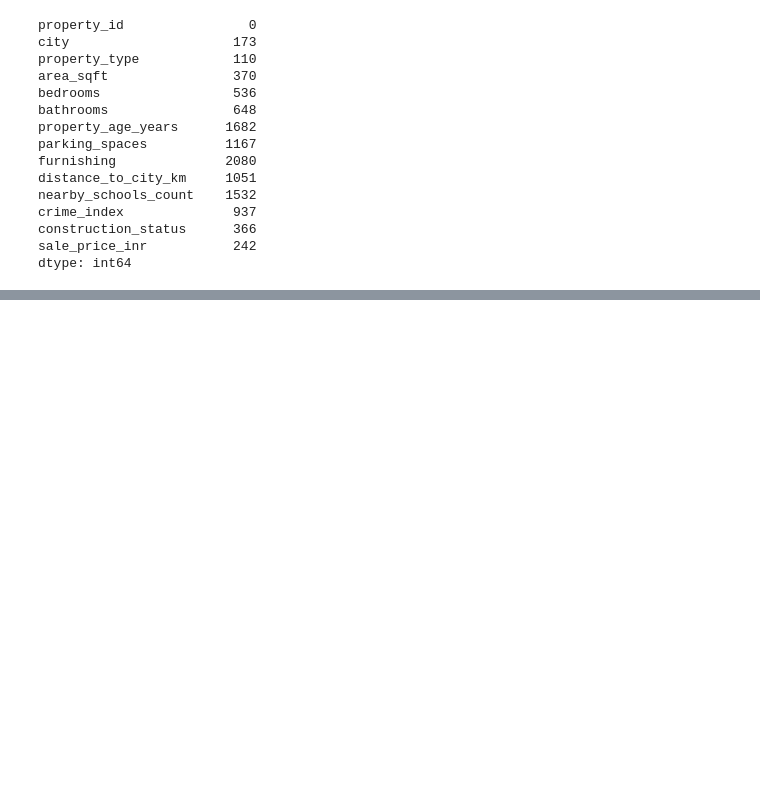
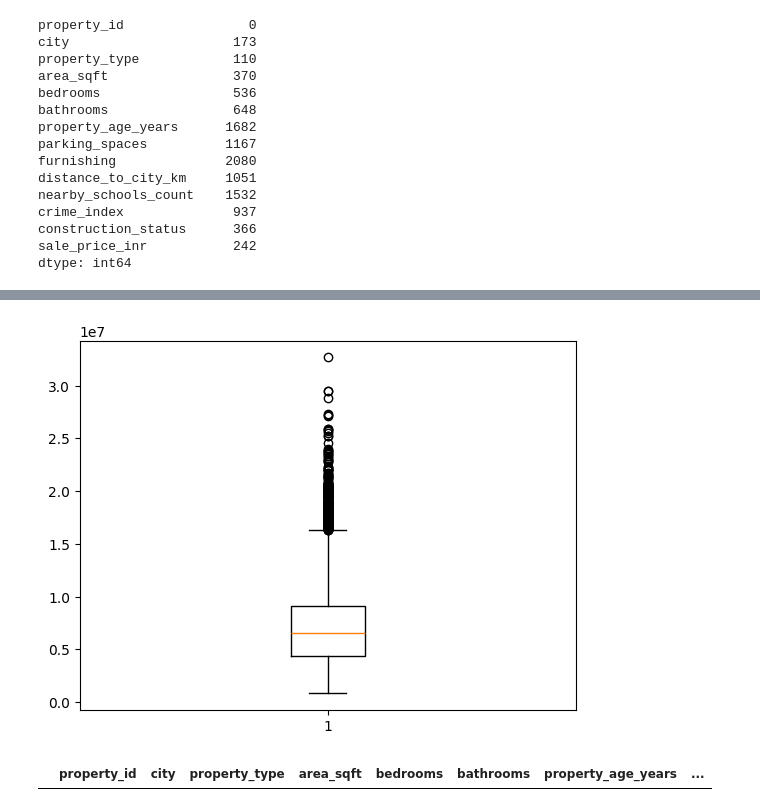
Before and after one commit to roshan-pardeshi/machine-learning, a Jupyter notebook: machine learning/Untitled5.ipynb, the cells around one changed output, grey strips where cells are left out. Drawn from its saved outputs; the diff is of its cells as text; code cells hidden in the pictures; blank space fills up the shorter version.

```diff
--- a/machine learning/Untitled5.ipynb
+++ b/machine learning/Untitled5.ipynb
@@ -151,0 +225,21 @@ dtype: int64
+# %%
+plt.boxplot(df["sale_price_inr"])
+plt.show()
+# %% [output]
+[figure, added]
+# %%
+q1 = df["sale_price_inr"].quantile(0.25)
+q3 = df["sale_price_inr"].quantile(0.75)
+
+iqr = q3-q1
+
+low = q1-1.5*(iqr)
+high = q3+1.5*(iqr)
+
+df[(df["sale_price_inr"]<low)|(df["sale_price_inr"]>high)].shape
+
+
+df.drop(df[(df["sale_price_inr"]<low)|(df["sale_price_inr"]>high)].index,inplace=True)
+df[(df["sale_price_inr"]<low)|(df["sale_price_inr"]>high)]
+# %% [output]
+|  | property_id | city | property_type | area_sqft | bedrooms | bathrooms | property_age_years | ... |
```
Also changed, not shown: parts of 9 cells of this notebook.
